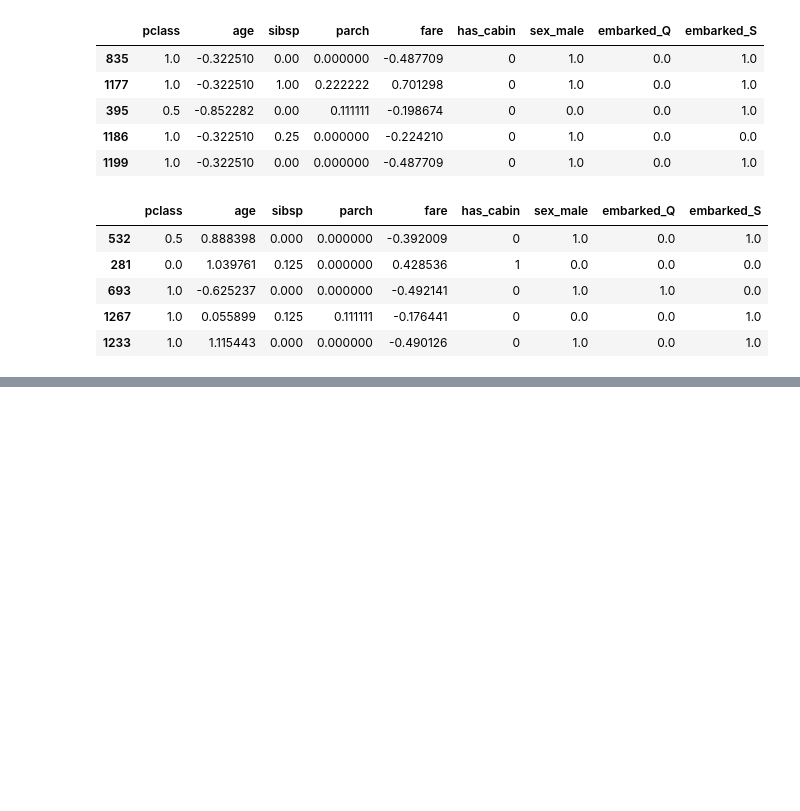
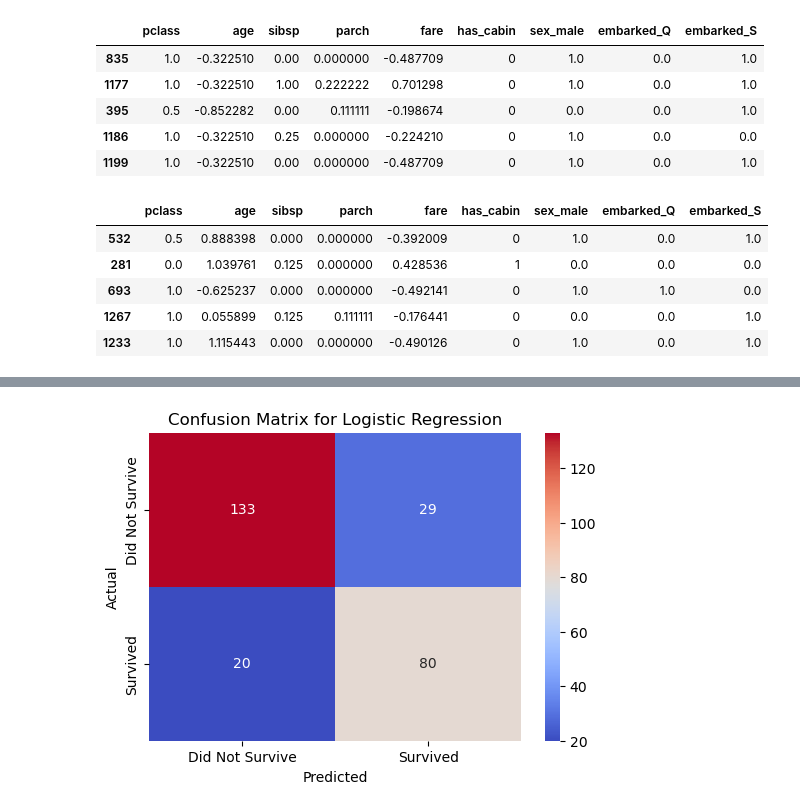
Before and after one commit to jadchebly/ML-fundamentals-2025, a Jupyter notebook: assignment_1_jad_chebly.ipynb, the cells around one changed output, grey strips where cells are left out. Cells and saved outputs as stored; diff of their text form; code cells hidden in the pictures; blank space fills up the shorter version.

```diff
--- a/assignment_1_jad_chebly.ipynb
+++ b/assignment_1_jad_chebly.ipynb
@@ -461,0 +627,17 @@ X_test.head()
+# %%
+import seaborn as sns
+import matplotlib.pyplot as plt
+from sklearn.metrics import confusion_matrix
+
+# Compute confusion matrix
+conf_matrix = confusion_matrix(y_test, y_test_pred)
+
+# Plot confusion matrix
+plt.figure(figsize=(6, 4))
+sns.heatmap(conf_matrix, annot=True, fmt="d", cmap="coolwarm", xticklabels=["Did Not Survive", "Survived"], yticklabels=["Did Not Survive", "Survived"])
+plt.xlabel("Predicted")
+plt.ylabel("Actual")
+plt.title("Confusion Matrix for Logistic Regression")
+plt.show()
+# %% [output]
+[figure, added]
```
Also changed, not shown: parts of 25 cells of this notebook.
